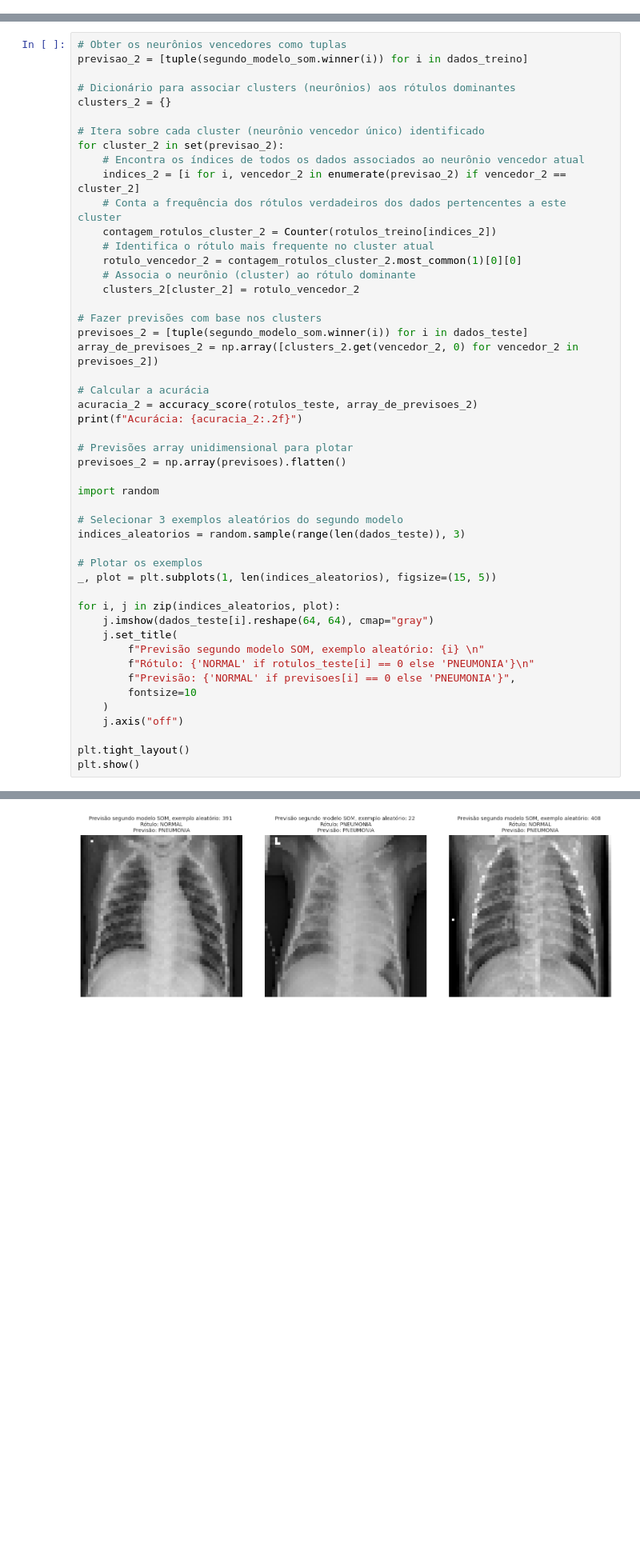
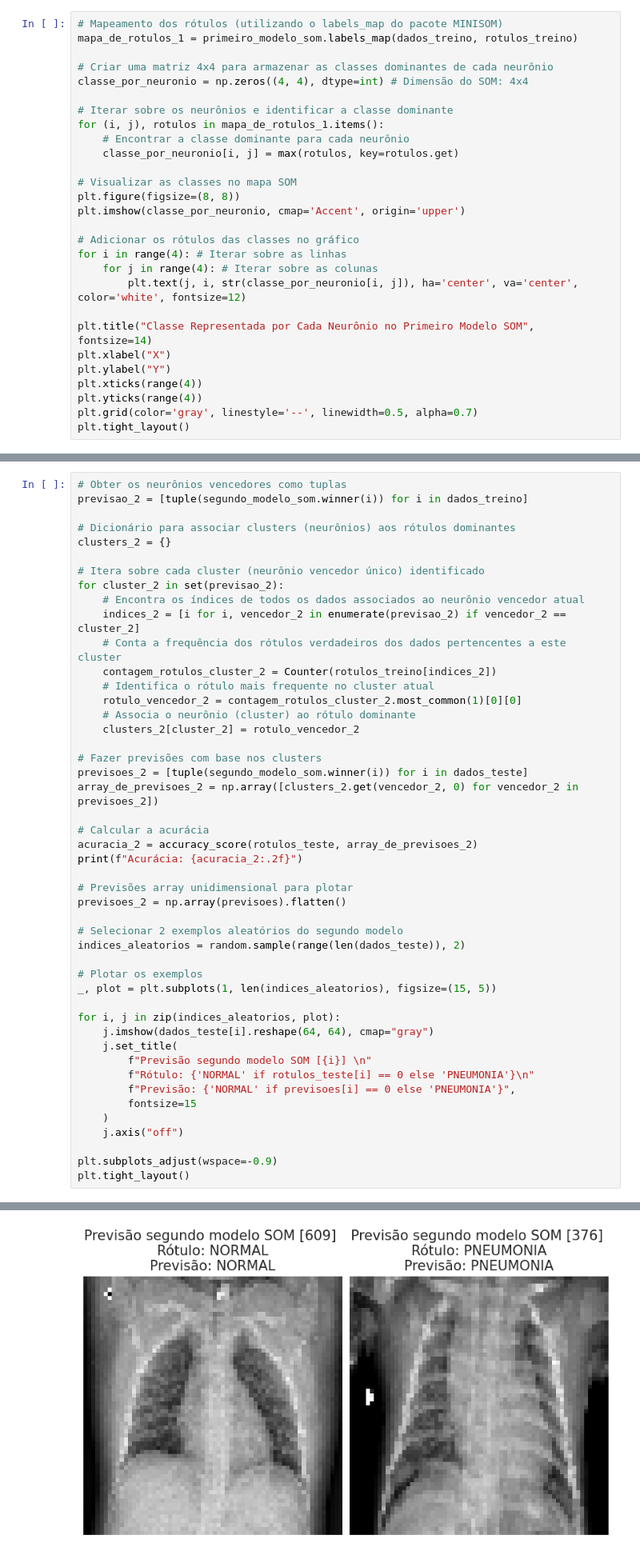
Before and after one commit to guipereira2/Projetos_RedesNeurais, a Jupyter notebook: Projeto 2 - Modelo não supervisionado/Projeto2.ipynb, the cells around one changed output, grey strips where cells are left out. Shown at 80% size. Cells and saved outputs as stored; diff of their text form; blank space fills up the shorter version.

```diff
--- a/Projeto 2 - Modelo não supervisionado/Projeto2.ipynb
+++ b/Projeto 2 - Modelo não supervisionado/Projeto2.ipynb
@@ -270,0 +247,28 @@ plt.colorbar(label='Distância Média')
+# %%
+# Mapeamento dos rótulos (utilizando o labels_map do pacote MINISOM)
+mapa_de_rotulos_1 = primeiro_modelo_som.labels_map(dados_treino, rotulos_treino)
+
+# Criar uma matriz 4x4 para armazenar as classes dominantes de cada neurônio
+classe_por_neuronio = np.zeros((4, 4), dtype=int) # Dimensão do SOM: 4x4
+
+# Iterar sobre os neurônios e identificar a classe dominante
+for (i, j), rotulos in mapa_de_rotulos_1.items():
+    # Encontrar a classe dominante para cada neurônio
+    classe_por_neuronio[i, j] = max(rotulos, key=rotulos.get)
+
+# Visualizar as classes no mapa SOM
+plt.figure(figsize=(8, 8))
+plt.imshow(classe_por_neuronio, cmap='Accent', origin='upper')
+
+# Adicionar os rótulos das classes no gráfico
+for i in range(4): # Iterar sobre as linhas
+    for j in range(4): # Iterar sobre as colunas
+        plt.text(j, i, str(classe_por_neuronio[i, j]), ha='center', va='center', color='white', fontsize=12)
+
+plt.title("Classe Representada por Cada Neurônio no Primeiro Modelo SOM", fontsize=14)
+plt.xlabel("X")
+plt.ylabel("Y")
+plt.xticks(range(4))
+plt.yticks(range(4))
+plt.grid(color='gray', linestyle='--', linewidth=0.5, alpha=0.7)
+plt.tight_layout()
@@ -310,10 +316,8 @@ print(f"Acurácia: {acuracia_2:.2f}")
 # Previsões array unidimensional para plotar
 previsoes_2 = np.array(previsoes).flatten()
 
-import random
-
-# Selecionar 3 exemplos aleatórios do segundo modelo
-indices_aleatorios = random.sample(range(len(dados_teste)), 3)
+# Selecionar 2 exemplos aleatórios do segundo modelo
+indices_aleatorios = random.sample(range(len(dados_teste)), 2)
 
 # Plotar os exemplos
 _, plot = plt.subplots(1, len(indices_aleatorios), figsize=(15, 5))
@@ -321,13 +325,13 @@ _, plot = plt.subplots(1, len(indices_aleatorios), figsize=(15, 5))
 for i, j in zip(indices_aleatorios, plot):
     j.imshow(dados_teste[i].reshape(64, 64), cmap="gray")
     j.set_title(
-        f"Previsão segundo modelo SOM, exemplo aleatório: {i} \n"
+        f"Previsão segundo modelo SOM [{i}] \n"
         f"Rótulo: {'NORMAL' if rotulos_teste[i] == 0 else 'PNEUMONIA'}\n"
         f"Previsão: {'NORMAL' if previsoes[i] == 0 else 'PNEUMONIA'}",
-        fontsize=10
+        fontsize=15
     )
     j.axis("off")
 
+plt.subplots_adjust(wspace=-0.9)
 plt.tight_layout()
-plt.show()
 # %% [output]
@@ -335,2 +339,2 @@ Acurácia: 0.74
-[figure, old version]
+[figure, new version]
 # %% [markdown]
```
Also changed, not shown: parts of 26 cells of this notebook.
